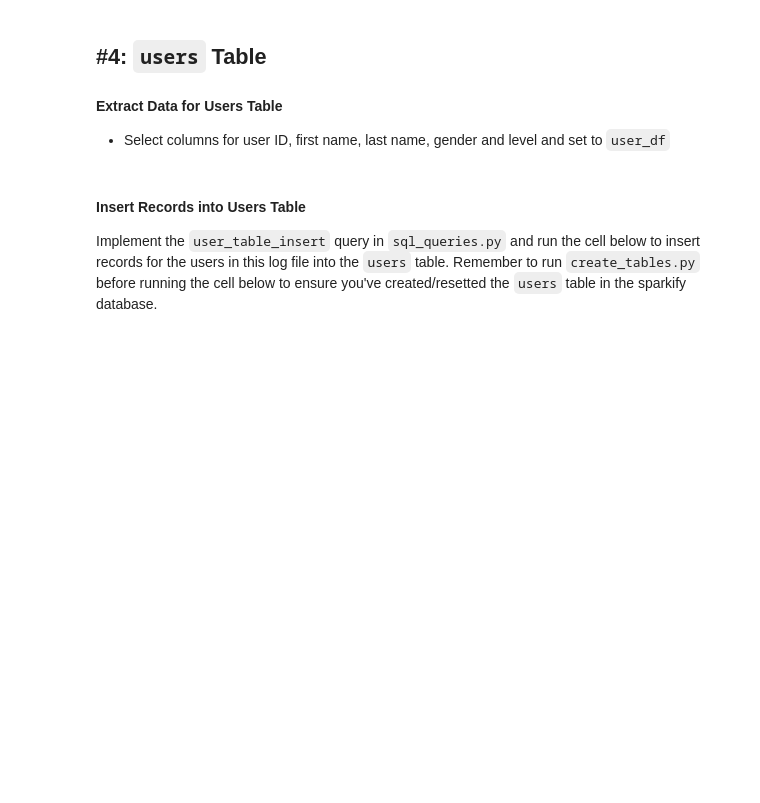
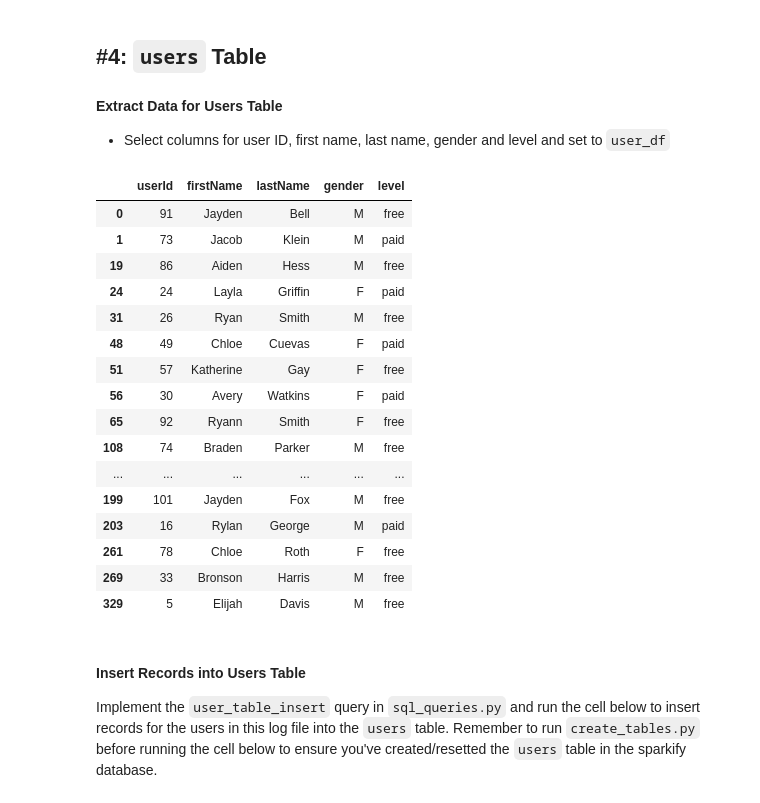
Before and after one commit to Doyinsola/data-modelling-with-postgres, a Jupyter notebook: etl.ipynb, the cells around one changed output. Drawn from its saved outputs; the diff is of its cells as text; code cells hidden in the pictures; blank space fills up the shorter version.

```diff
--- a/etl.ipynb
+++ b/etl.ipynb
@@ -171,7 +171,26 @@ Run `test.ipynb` to see if you've successfully added records to this table.
 #### Extract Data for Users Table
 - Select columns for user ID, first name, last name, gender and level and set to `user_df`
 # %%
-user_df = pd.DataFrame(df[['userId', 'firstName', 'lastName', 'gender', 'level']].values)
+user_df = pd.DataFrame(df[['userId', 'firstName', 'lastName', 'gender', 'level']].values, columns = ['userId', 'firstName', 'lastName', 'gender', 'level']).drop_duplicates('userId')
+user_df
+# %% [output]
+|  | userId | firstName | lastName | gender | level |
+| 0 | 91 | Jayden | Bell | M | free |
+| 1 | 73 | Jacob | Klein | M | paid |
+| 19 | 86 | Aiden | Hess | M | free |
+| 24 | 24 | Layla | Griffin | F | paid |
+| 31 | 26 | Ryan | Smith | M | free |
+| 48 | 49 | Chloe | Cuevas | F | paid |
+| 51 | 57 | Katherine | Gay | F | free |
+| 56 | 30 | Avery | Watkins | F | paid |
+| 65 | 92 | Ryann | Smith | F | free |
+| 108 | 74 | Braden | Parker | M | free |
+| ... | ... | ... | ... | ... | ... |
+| 199 | 101 | Jayden | Fox | M | free |
+| 203 | 16 | Rylan | George | M | paid |
+| 261 | 78 | Chloe | Roth | F | free |
+| 269 | 33 | Bronson | Harris | M | free |
+| 329 | 5 | Elijah | Davis | M | free |
 # %% [markdown]
 #### Insert Records into Users Table
 Implement the `user_table_insert` query in `sql_queries.py` and run the cell below to insert records for the users in this log file into the `users` table. Remember to run `create_tables.py` before running the cell below to ensure you've created/resetted the `users` table in the sparkify database.
```
Also changed, not shown: 2 other files.
